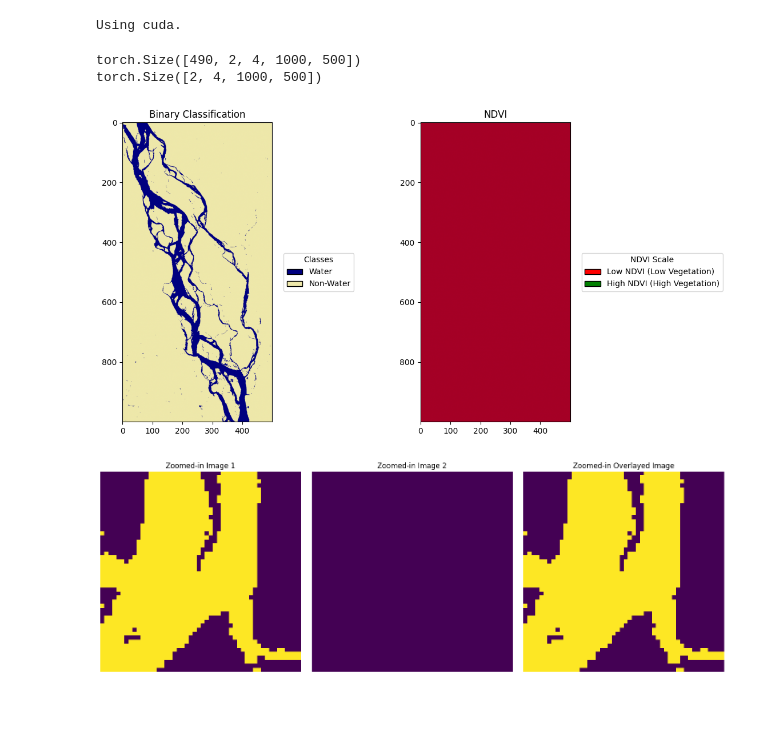
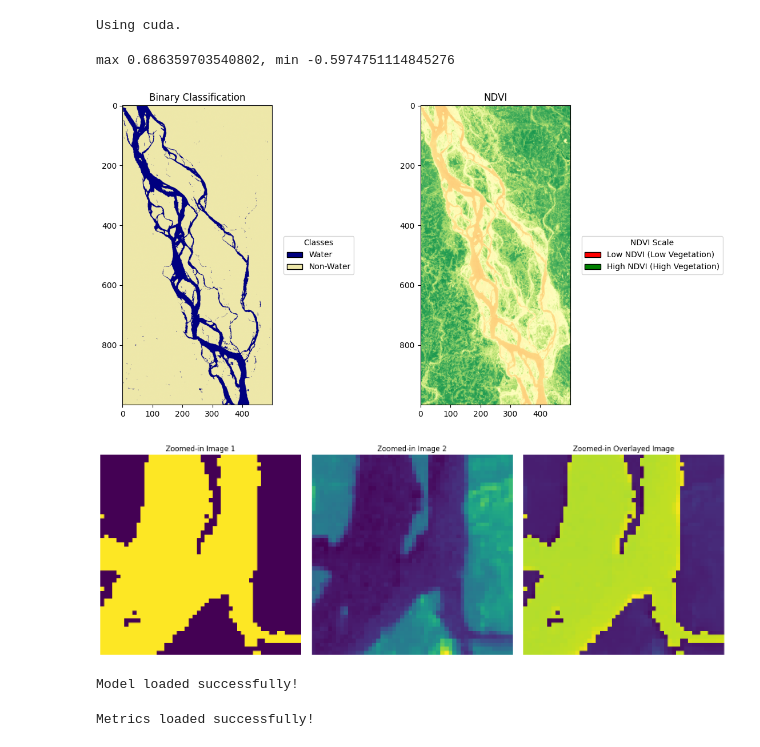
Before and after one commit to guin0x/aiaiaik-ramba, a Jupyter notebook: plotting.ipynb, the cells around one changed output. Drawn from its saved outputs; the diff is of its cells as text; code cells hidden in the pictures; blank space fills up the shorter version.

```diff
--- a/plotting.ipynb
+++ b/plotting.ipynb
@@ -35,15 +35,15 @@ def load_with_hdf5(name):
         loaded_labels = torch.from_numpy(f["labels"][:])
     return TensorDataset(loaded_features, loaded_labels)
 
-train_set = load_with_hdf5("train_set_ndvi_v2")
-val_set = load_with_hdf5("val_set_ndvi_v2")
-test_set = load_with_hdf5("test_set_ndvi_v2")
+train_set = load_with_hdf5("train_set_ndvi_v7")
+val_set = load_with_hdf5("val_set_ndvi_v7")
+test_set = load_with_hdf5("test_set_ndvi_v7")
 # %%
-print(train_set.tensors[0].shape)
-print(train_set.tensors[0][0].shape)
+
+# train_set.tensors[0][:, 1, :, :, :].shape
+# print(f"max {train_set.tensors[0][:, 1, :, :, :].max()}, min {train_set.tensors[0][:, 1, :, :, :].min()}")
 # %% [output]
-torch.Size([490, 2, 4, 1000, 500])
-torch.Size([2, 4, 1000, 500])
+max 0.686359703540802, min -0.5974751114845276
 # %%
 example_image_channel1 = val_set.tensors[0][10, 0, 0, :, :]
 example_image_channel2 = val_set.tensors[0][10, 1, 0, :, :]
@@ -62,35 +62,35 @@ ax[0].set_title('Binary Classification')
 legend_elements_1 = [
     Patch(facecolor='navy', edgecolor='black', label='Water'),
     Patch(facecolor='palegoldenrod', edgecolor='black', label='Non-Water')
 ]
 ax[0].legend(
     handles=legend_elements_1,
     loc='center left',
     bbox_to_anchor=(1.05, 0.5),  # Place outside the right of the subplot
     title="Classes"
 )
 
 # NDVI Image
-ax[1].imshow(example_image_channel2, cmap='RdYlGn')
+ax[1].imshow(example_image_channel2, cmap='RdYlGn', vmin=-0.4, vmax=0.5)
 ax[1].set_title('NDVI')
 
 # Add a legend for NDVI outside the plot
 legend_elements_2 = [
     Patch(facecolor='red', edgecolor='black', label='Low NDVI (Low Vegetation)'),
     Patch(facecolor='green', edgecolor='black', label='High NDVI (High Vegetation)')
 ]
 ax[1].legend(
     handles=legend_elements_2,
     loc='center left',
     bbox_to_anchor=(1.05, 0.5),  # Place outside the right of the subplot
     title="NDVI Scale"
 )
 
 plt.tight_layout()
 plt.subplots_adjust(right=0.8)  # Adjust space to make room for legends
 plt.show()
 # %% [output]
-[figure, old version]
+[figure, new version]
 # %%
 # Convert the PyTorch tensors to NumPy arrays for processing
 image1_np = example_image_channel1.numpy()  # Binary classification image
@@ -129,16 +129,16 @@ axs[2].axis("off")
 plt.tight_layout()
 plt.show()
 # %% [output]
-[figure, old version]
+[figure, new version]
 # %%
 
 # Define parameters used for saving the model
 
-model_filename = f"models_machine/UNet3D_spatial_min loss_1_hid{init_hid_dim}_kernel3_max_lr{learning_rate}_step15_gamma0.75_bs{batch_size}_epochs10_wt0.5.pth"
+model_filename = f"model/models_trained/UNet3D_machine_1_NDVI_bs16_lr0.05_hid8_epoch50.pth"
 
 
 n_channels = train_set[0][0].shape[0]
-n_classes = 2 # ?
+n_classes = 1 # ?
 init_hid_dim = 8
 kernel_size = 3
 pooling = 'max'
@@ -158,28 +158,33 @@ device = torch.device('cuda' if torch.cuda.is_available() else 'cpu')
 model.to(device)
 
 print("Model loaded successfully!")
+# %% [output]
+Model loaded successfully!
 # %%
 
 # Load losses and metrics
-losses_file = "metrics_and_losses/spatial_1_hid8_kernel3_max_lr0.05_step15_gamma0.75_bs16_epochs10_wt0.5_losses.csv"
+# losses_file = "metrics_and_losses/spatial_1_hid8_kernel3_max_lr0.05_step15_gamma0.75_bs16_epochs10_wt0.5_losses.csv"
 
-df_losses = pd.read_csv(losses_file)
-train_losses = df_losses["train_loss"].tolist()
-val_losses = df_losses["val_loss"].tolist()
+# df_losses = pd.read_csv(losses_file)
 
-print("Losses loaded successfully!")
 
-metrics_file = "metrics_and_losses/spatial_1_hid8_kernel3_max_lr0.05_step15_gamma0.75_bs16_epochs10_wt0.5_metrics.csv"
+# print("Losses loaded successfully!")
+
+metrics_file = "model/losses_metrics/machine_1_losses_metrics_NDVI_bs16_lr0.05_hid8_epoch50.csv"
 
 df_metrics = pd.read_csv(metrics_file)
-accuracies = df_metrics["accuracy"].tolist()
-precisions = df_metrics["precision"].tolist()
-recalls = df_metrics["recall"].tolist()
-f1_scores = df_metrics["f1_score"].tolist()
-csi_scores = df_metrics["csi_score"].tolist()
+train_losses = df_metrics["Training loss"].tolist()
+val_losses = df_metrics["Validation loss"].tolist()
+accuracies = df_metrics["Accuracy"].tolist()
+precisions = df_metrics["Precision"].tolist()
+recalls = df_metrics["Recall"].tolist()
+f1_scores = df_metrics["F1-score"].tolist()
+csi_scores = df_metrics["CSI-score"].tolist()
 
 metrics = [accuracies, precisions, recalls, f1_scores, csi_scores]
 print("Metrics loaded successfully!")
+# %% [output]
+Metrics loaded successfully!
 # %%
 
 plot_losses_metrics(train_losses, val_losses, metrics, model, loss_f="BCE")
```
Also changed, not shown: parts of 2 cells of this notebook, 3 other files.
